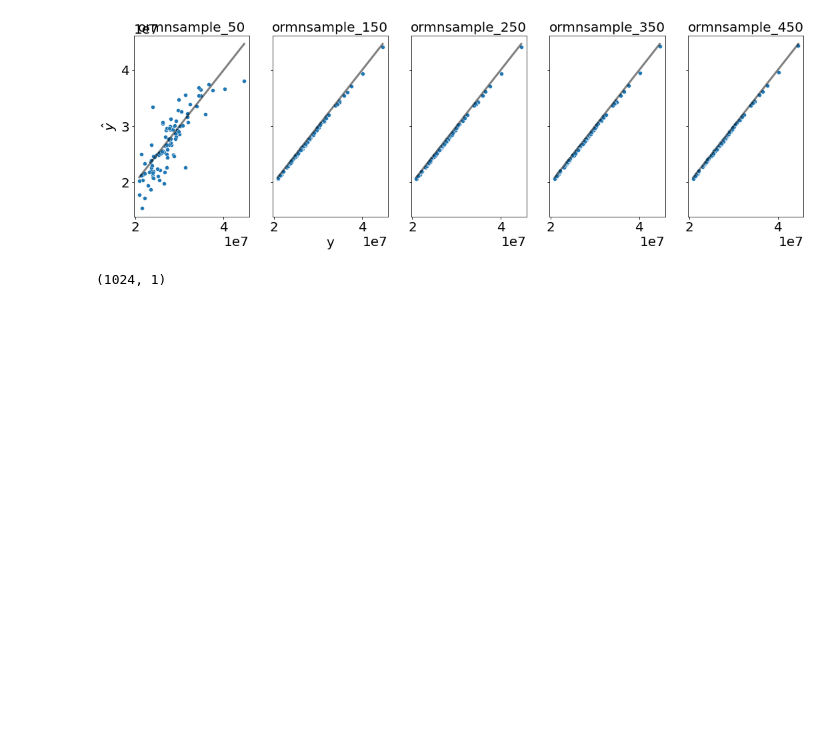
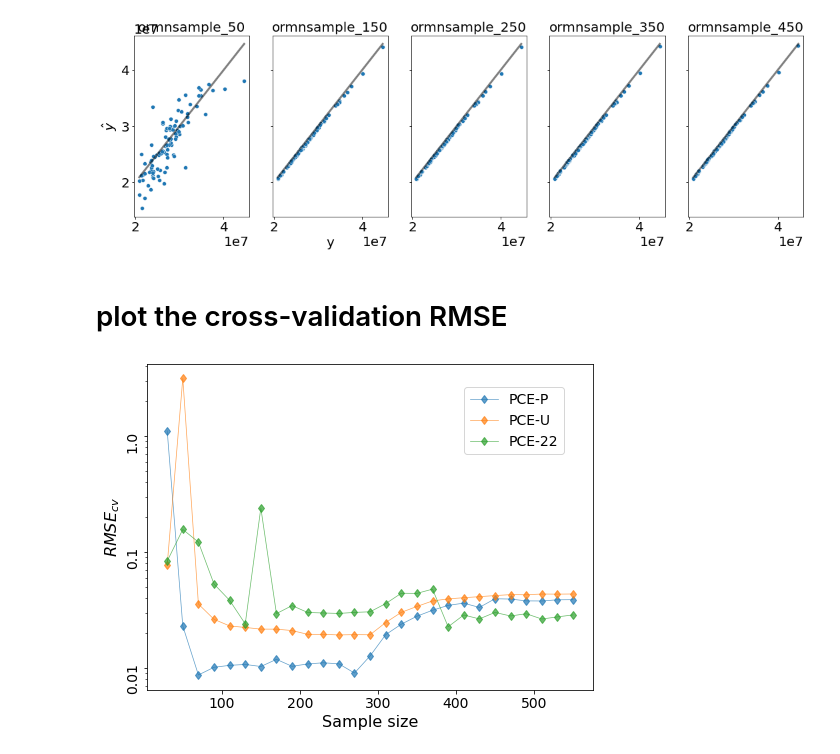
Before and after one commit to QianWanghhu/factor_fixing, a Jupyter notebook: qian_dev/PCE-performance.ipynb, the cells around one changed output. Cells and saved outputs as stored; diff of their text form; code cells hidden in the pictures; blank space fills up the shorter version.

```diff
--- a/qian_dev/PCE-performance.ipynb
+++ b/qian_dev/PCE-performance.ipynb
@@ -140,7 +139,15 @@ axes[0].set_ylabel(r'$\hat y$')
 # %% [output]
 Text(0, 0.5, '$\\hat y$')
 [figure]
-# %%
-values.shape
-# %% [output]
-(1024, 1)
+# %% [markdown]
+# plot the cross-validation RMSE
+# %%
+
+def df_return(fp, fn):
+    error_stats = pd.read_csv(f'{fp}{fn}', index_col = 'index')
+    cols = error_stats.columns
+    error_stats.loc[:, cols[1]] = error_stats.loc[:, cols[0]] - error_stats.loc[:, cols[1]]
+    error_stats.loc[:, cols[2]] = error_stats.loc[:, cols[2]] - error_stats.loc[:, cols[0]]
+    df_temp = error_stats.iloc[:]
+
+    return df_temp
@@ -146,0 +184,34 @@ values.shape
+# %%
+train_vals = pd.read_csv(filepath[0]+'samples_adjust.csv').values[:, -1]
+xticks = np.array([int(i.split('_')[1]) for i in df['index'].values])
+std_list = [train_vals[0:].std() for n in xticks]
+# %%
+# std_train_samples = int(4307583)
+# calculate the relative RMSE which is the RMSE normalized by the standard deviation
+df = df.fillna(0)
+for col in df.columns[1:]:
+    df.loc[:, col] = df.loc[:, col] / std_list
+df = df.replace(0,np.nan)
+# df.head()
+# %%
+# Plot RMSE vs sample size
+import matplotlib.ticker as mticker
+fig, axes = plt.subplots(nrows=1, ncols=1, sharey=True, figsize=(8, 6))
+index_plot = np.array(np.arange(2, df.shape[0], 2))
+# xticks = [int(i.split('_')[1]) for i in df['index'].values]
+df['index'] = xticks
+ax1 = df.iloc[index_plot].plot(x='index', y=df.columns[[1, 2, 3]], kind='line', marker='d',
+                legend=True, logy=True, ax=axes, linewidth=0.7, alpha=0.7, logx=False)
+
+ax1.legend(['PCE-P', 'PCE-U', 'PCE-22'], bbox_to_anchor=(0.95, 0.95), fontsize=14) # 'PCE-U',
+ax1.set_ylabel(r'$RMSE_{cv}$', fontsize = 16);
+ax1.set_xlabel('Sample size', fontsize = 16);
+# ax1.set_xlim(1, 10000)
+# ax1.set_xticklabels(xticks, rotation=90, fontsize=14);
+ticks_loc = ax1.get_yticks().tolist()
+ax1.yaxis.set_major_locator(mticker.FixedLocator(ticks_loc))
+ax1.set_yticklabels(ax1.get_yticks(), rotation=90, fontsize=14);
+ax1.set_xticklabels([int(i) for i in ax1.get_xticks()], fontsize=14);
+plt.savefig(f'{output_path}/figure/adaptive_cross_validation_log.png', dpi=300, format='png')
+# %% [output]
+[figure, added]
```
Also changed, not shown: parts of 6 cells of this notebook.
